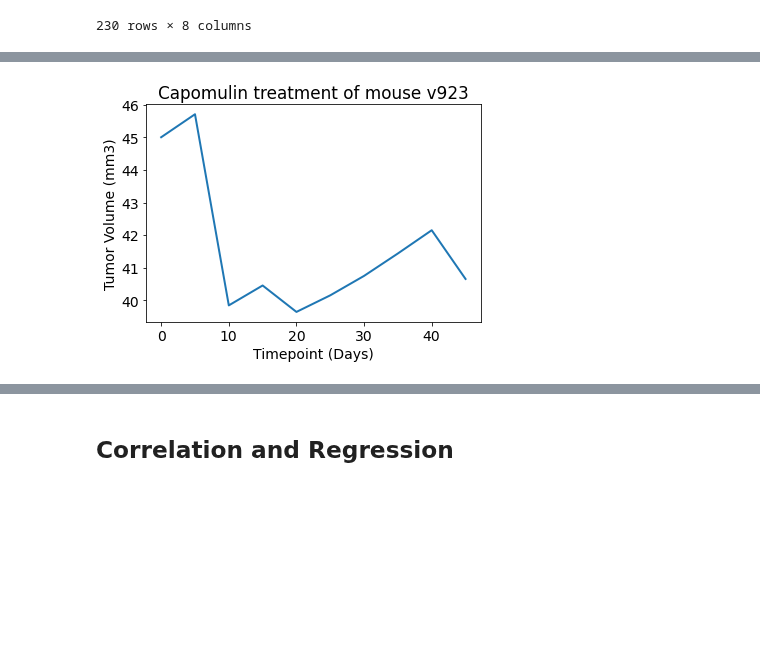
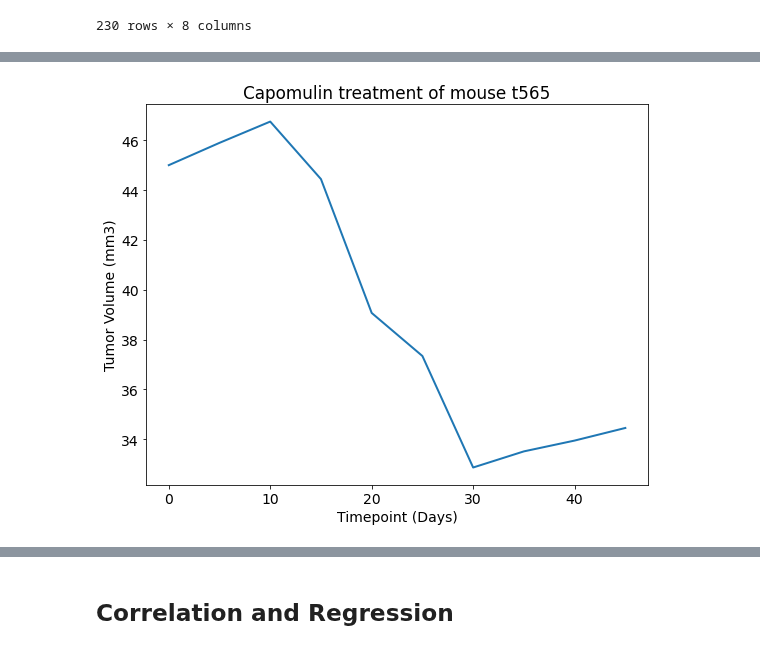
Before and after one commit to andrewdhawthorne/Module-5-Matplotlib-Challenge, a Jupyter notebook: Pymaceuticals/Pymaceuticals_student_solution.ipynb, the cells around one changed output, grey strips where cells are left out. Drawn from its saved outputs; the diff is of its cells as text; code cells hidden in the pictures; blank space fills up the shorter version.

```diff
--- a/Pymaceuticals/Pymaceuticals_student_solution.ipynb
+++ b/Pymaceuticals/Pymaceuticals_student_solution.ipynb
@@ -452,6 +453,6 @@ capomulin_mouse.sample()
 # %%
 # Create DataFrame for Mouse_ID "v923"
-mouse_v923_df = clean_study_data.loc[clean_study_data["Mouse_ID"] == "v923"]
-mouse_v923_df
+mouse_t565_df = clean_study_data.loc[clean_study_data["Mouse_ID"] == "t565"]
+mouse_t565_df
 # %% [output]
 |  | Mouse_ID | Timepoint | Tumor Volume (mm3) | Metastatic Sites | Drug Regimen | Sex | Age_months | ... |
@@ -468,17 +469,20 @@ mouse_v923_df
 # %%
 # Generate a line plot of tumor volume vs. time point for a single mouse treated with Capomulin
-v923_timepoint = mouse_v923_df["Timepoint"]
-v923_tum_vol = mouse_v923_df["Tumor Volume (mm3)"]
+t565_timepoint = mouse_t565_df["Timepoint"]
+t565_tum_vol = mouse_t565_df["Tumor Volume (mm3)"]
 
-plt.title("Capomulin treatment of mouse v923")
-plt.plot(v923_timepoint, v923_tum_vol, linewidth=2, markersize=12)
-# plt.figure(figsize=(10,8))
+# Display line plot, give it a title and x,y labels, apply formatting
+plt.figure(figsize=(9,7))
+plt.title("Capomulin treatment of mouse t565")
+plt.plot(t565_timepoint, t565_tum_vol, linewidth=2, markersize=12)
 plt.xlabel("Timepoint (Days)")
 plt.ylabel("Tumor Volume (mm3)")
 
+# Save an image of the chart and print it to the screen
+plt.savefig("Images/Tum_vol_lineplot.png", bbox_inches="tight")
 plt.show()
 # %% [output]
-[figure, old version]
+[figure, new version]
 # %%
 # Generate a scatter plot of mouse weight vs. the average observed tumor volume for the entire Capomulin regimen
 cap_weight_df = clean_study_data.loc[clean_study_data["Drug Regimen"] == "Capomulin"]
```
Also changed, not shown: parts of 11 cells of this notebook, 5 other files.
